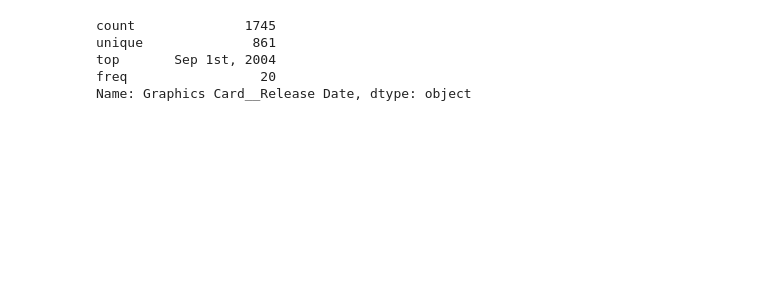
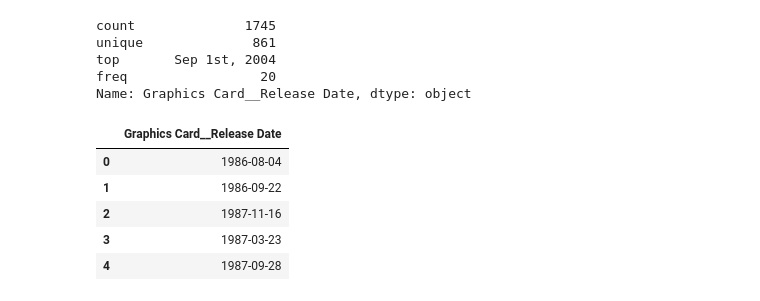
Before and after one commit to paingkalay7324/gpuAnalysis, a Jupyter notebook: eda.ipynb, the cells around one changed output. Cells and saved outputs as stored; diff of their text form; code cells hidden in the pictures; blank space fills up the shorter version.

```diff
--- a/eda.ipynb
+++ b/eda.ipynb
@@ -56,3 +77,15 @@ unique              861
 top       Sep 1st, 2004
 freq                 20
 Name: Graphics Card__Release Date, dtype: object
+# %%
+parsed_date = parse_date(df["Graphics Card__Release Date"])
+
+date_df = pd.DataFrame(parsed_date)
+date_df.head()
+# %% [output]
+|  | Graphics Card__Release Date |
+| 0 | 1986-08-04 |
+| 1 | 1986-09-22 |
+| 2 | 1987-11-16 |
+| 3 | 1987-03-23 |
+| 4 | 1987-09-28 |
```
Also changed, not shown: parts of 13 cells of this notebook, 2 other files.
